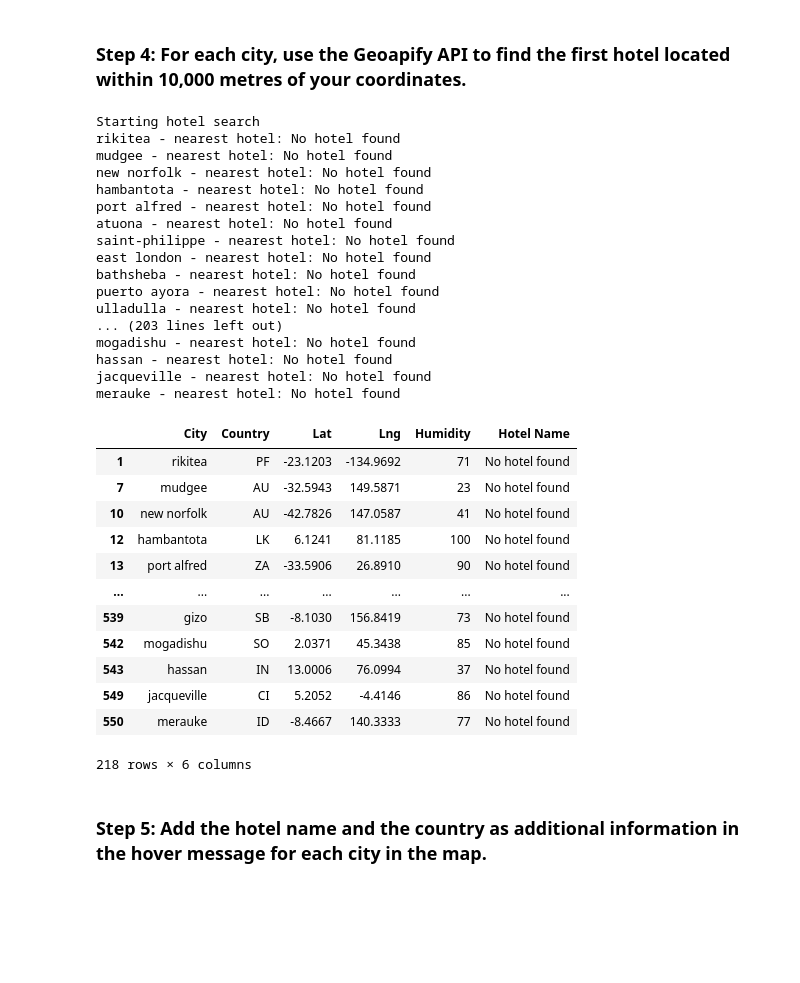
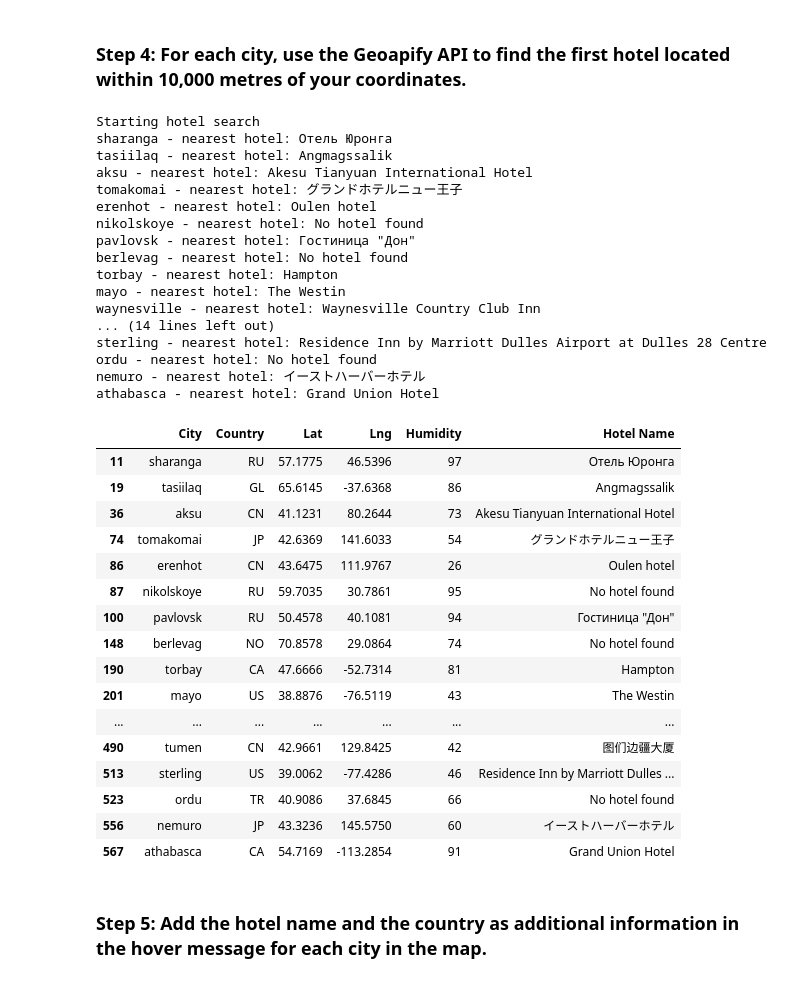
Before and after one commit to drainlm/python-api-challenge, a Jupyter notebook: homework/VacationPy.ipynb, the cells around one changed output. Drawn from its saved outputs; the diff is of its cells as text; code cells hidden in the pictures; blank space fills up the shorter version.

```diff
--- a/homework/VacationPy.ipynb
+++ b/homework/VacationPy.ipynb
@@ -64,7 +58,7 @@ city_data_map
 ### Step 2: Narrow down the `city_data_df` DataFrame to find your ideal weather condition
 # %%
 # Narrow down cities that fit criteria and drop any results with null values
-city_data_df = city_data_df[(city_data_df['Max Temp'] > 65) & (city_data_df['Max Temp'] < 85) & (city_data_df['Wind Speed'] < 10)]
+city_data_df = city_data_df[(city_data_df['Max Temp'] > 65) & (city_data_df['Max Temp'] < 80) & (city_data_df['Wind Speed'] < 10)]
 
 # Drop any rows with null values
 city_data_df = city_data_df.dropna()
@@ -100,77 +94,81 @@ hotel_df.head()
 ### Step 4: For each city, use the Geoapify API to find the first hotel located within 10,000 metres of your coordinates.
 # %%
 # Set parameters to search for a hotel
-radius = 10000 # in meters
+radius = 10000
 params = {
-"radius": radius,
-"q": "accomodation.hotel"
+    "categories":"accommodation.hotel",
+    "apiKey": geoapify_key,
+    "limit":20
 }
 
 # Print a message to follow up the hotel search
 print("Starting hotel search")
 
 # Iterate through the hotel_df DataFrame
 for index, row in hotel_df.iterrows():
     # get latitude, longitude from the DataFrame
     latitude = row["Lat"]
     longitude = row["Lng"]
 
-    # Add filter and bias parameters with the current city's latitude and longitude to the params dictionary
-    params["filter"] = f"withinCircle({longitude},{latitude},{radius})"
-    params["bias"] = f"nearest({longitude},{latitude})"
+    # Add the current city's latitude and longitude to the params dictionary
+    params["filter"] = f"circle:{longitude},{latitude},{radius}"
+    params["bias"] = f"proximity:{longitude},{latitude}"
 
     # Set base URL
     base_url = "https://api.geoapify.com/v2/places"
 
-
-    # Make an API request using the params dictionaty
-    name_address = requests.get(base_url, params=params).json()
+# Make and API request using the params dictionaty
+    name_address = requests.get(base_url, params=params)
 
     # Convert the API response to JSON format
-    name_address = json.loads(name_address)
+    name_address = name_address.json()
 
     # Grab the first hotel from the results and store the name in the hotel_df DataFrame
     try:
         hotel_df.loc[index, "Hotel Name"] = name_address["features"][0]["properties"]["name"]
     except (KeyError, IndexError):
         # If no hotel is found, set the hotel name as "No hotel found".
         hotel_df.loc[index, "Hotel Name"] = "No hotel found"
 
     # Log the search results
     print(f"{hotel_df.loc[index, 'City']} - nearest hotel: {hotel_df.loc[index, 'Hotel Name']}")
 
 # Display sample data
 hotel_df
 # %% [output]
 Starting hotel search
-rikitea - nearest hotel: No hotel found
-mudgee - nearest hotel: No hotel found
-new norfolk - nearest hotel: No hotel found
-hambantota - nearest hotel: No hotel found
-port alfred - nearest hotel: No hotel found
-atuona - nearest hotel: No hotel found
-saint-philippe - nearest hotel: No hotel found
-east london - nearest hotel: No hotel found
-bathsheba - nearest hotel: No hotel found
-puerto ayora - nearest hotel: No hotel found
-ulladulla - nearest hotel: No hotel found
-... (203 lines left out)
-mogadishu - nearest hotel: No hotel found
-hassan - nearest hotel: No hotel found
-jacqueville - nearest hotel: No hotel found
-merauke - nearest hotel: No hotel found
+sharanga - nearest hotel: Отель Юронга
+tasiilaq - nearest hotel: Angmagssalik
+aksu - nearest hotel: Akesu Tianyuan International Hotel
+tomakomai - nearest hotel: グランドホテルニュー王子
+erenhot - nearest hotel: Oulen hotel
+nikolskoye - nearest hotel: No hotel found
+pavlovsk - nearest hotel: Гостиница "Дон"
+berlevag - nearest hotel: No hotel found
+torbay - nearest hotel: Hampton
+mayo - nearest hotel: The Westin
+waynesville - nearest hotel: Waynesville Country Club Inn
+... (14 lines left out)
+sterling - nearest hotel: Residence Inn by Marriott Dulles Airport at Dulles 28 Centre
+ordu - nearest hotel: No hotel found
+nemuro - nearest hotel: イーストハーバーホテル
+athabasca - nearest hotel: Grand Union Hotel
 |  | City | Country | Lat | Lng | Humidity | Hotel Name |
-| 1 | rikitea | PF | -23.1203 | -134.9692 | 71 | No hotel found |
-| 7 | mudgee | AU | -32.5943 | 149.5871 | 23 | No hotel found |
-| 10 | new norfolk | AU | -42.7826 | 147.0587 | 41 | No hotel found |
-| 12 | hambantota | LK | 6.1241 | 81.1185 | 100 | No hotel found |
-| 13 | port alfred | ZA | -33.5906 | 26.8910 | 90 | No hotel found |
+| 11 | sharanga | RU | 57.1775 | 46.5396 | 97 | Отель Юронга |
+| 19 | tasiilaq | GL | 65.6145 | -37.6368 | 86 | Angmagssalik |
+| 36 | aksu | CN | 41.1231 | 80.2644 | 73 | Akesu Tianyuan International Hotel |
+| 74 | tomakomai | JP | 42.6369 | 141.6033 | 54 | グランドホテルニュー王子 |
+| 86 | erenhot | CN | 43.6475 | 111.9767 | 26 | Oulen hotel |
+| 87 | nikolskoye | RU | 59.7035 | 30.7861 | 95 | No hotel found |
+| 100 | pavlovsk | RU | 50.4578 | 40.1081 | 94 | Гостиница "Дон" |
+| 148 | berlevag | NO | 70.8578 | 29.0864 | 74 | No hotel found |
+| 190 | torbay | CA | 47.6666 | -52.7314 | 81 | Hampton |
+| 201 | mayo | US | 38.8876 | -76.5119 | 43 | The Westin |
 | ... | ... | ... | ... | ... | ... | ... |
-| 539 | gizo | SB | -8.1030 | 156.8419 | 73 | No hotel found |
-| 542 | mogadishu | SO | 2.0371 | 45.3438 | 85 | No hotel found |
-| 543 | hassan | IN | 13.0006 | 76.0994 | 37 | No hotel found |
-| 549 | jacqueville | CI | 5.2052 | -4.4146 | 86 | No hotel found |
-| 550 | merauke | ID | -8.4667 | 140.3333 | 77 | No hotel found |
+| 490 | tumen | CN | 42.9661 | 129.8425 | 42 | 图们边疆大厦 |
+| 513 | sterling | US | 39.0062 | -77.4286 | 46 | Residence Inn by Marriott Dulles ... |
+| 523 | ordu | TR | 40.9086 | 37.6845 | 66 | No hotel found |
+| 556 | nemuro | JP | 43.3236 | 145.5750 | 60 | イーストハーバーホテル |
+| 567 | athabasca | CA | 54.7169 | -113.2854 | 91 | Grand Union Hotel |
-218 rows × 6 columns
 # %% [markdown]
 ### Step 5: Add the hotel name and the country as additional information in the hover message for each city in the map.
```
Also changed, not shown: parts of 7 cells of this notebook, 7 other files.
